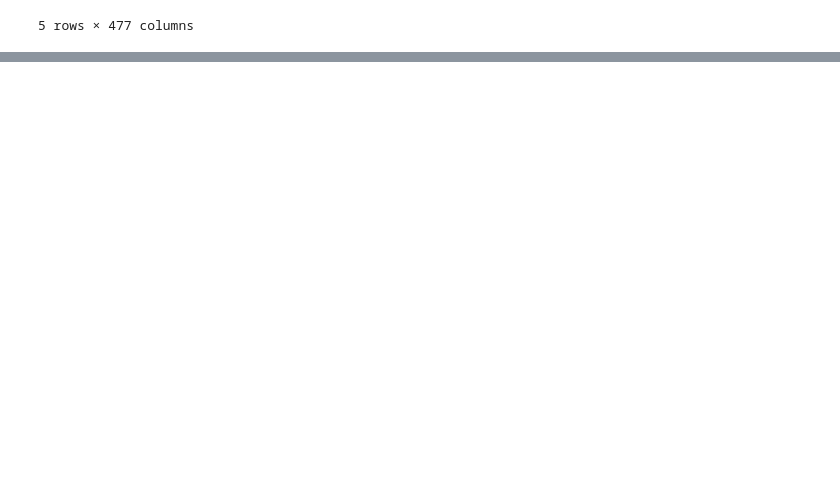
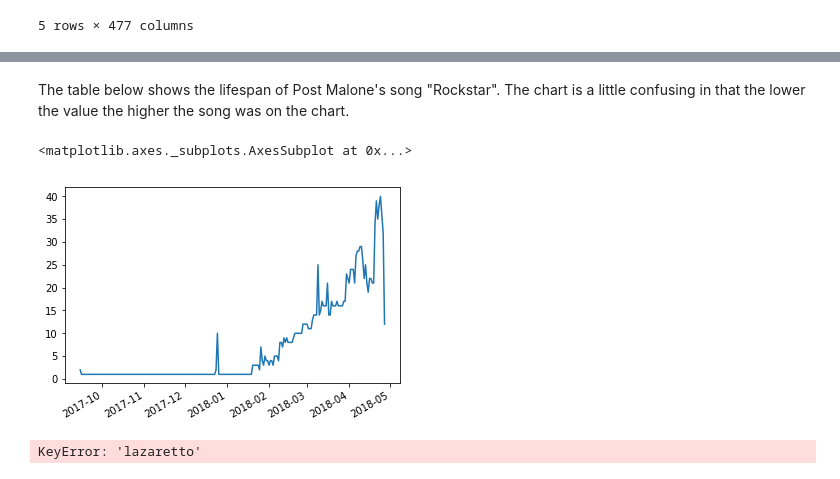
Before and after one commit to ethantanen/DataScience_FinalProject, a Jupyter notebook: Deliv_1/Deliverable One.ipynb, the cells around one changed output, grey strips where cells are left out. Drawn from its saved outputs; the diff is of its cells as text; code cells hidden in the pictures; blank space fills up the shorter version.

Commit message:
added charts to presentation

```diff
--- a/Deliv_1/Deliverable One.ipynb
+++ b/Deliv_1/Deliverable One.ipynb
@@ -37,0 +45,7 @@ top_200.head()
+# %%
+song_tracker = pd.read_csv("song_tracker.csv",low_memory=False,na_values="NaN")
+del song_tracker["Unnamed: 0"]
+song_tracker = song_tracker[1:]
+song_tracker = song_tracker.set_index(top_200.columns)
+song_tracker.index = pd.to_datetime(song_tracker.index)
+song_tracker.head()
@@ -37,0 +60,11 @@ top_200.head()
+# %% [markdown]
+The table below shows the lifespan of Post Malone's song "Rockstar". The chart is a little confusing in that the lower the value the higher the song was on the chart.
+# %%
+song_tracker["rockstar"][1:].astype(float).plot()
+# %% [output]
+<matplotlib.axes._subplots.AxesSubplot at 0x...>
+[figure, added]
+# %%
+song_tracker["lazaretto"][1:].astype(float).plot()
+# %% [output]
+KeyError: 'lazaretto'
```
Also changed, not shown: parts of 5 cells of this notebook, 5 other files.
